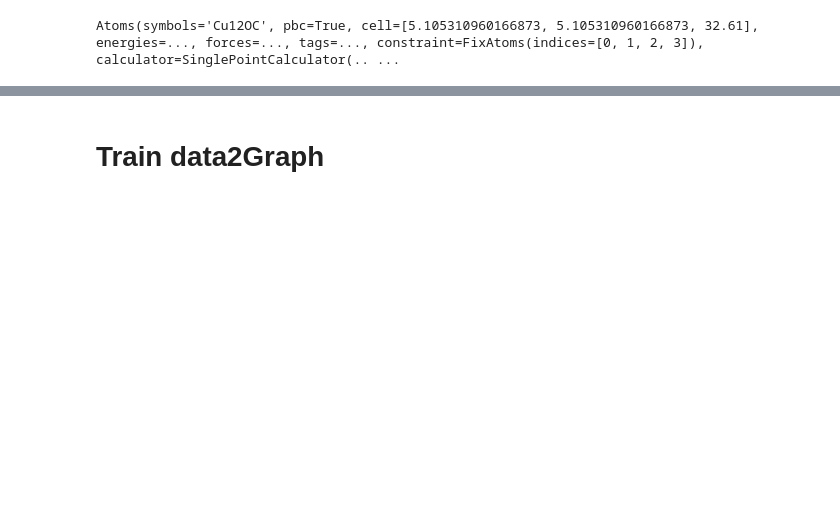
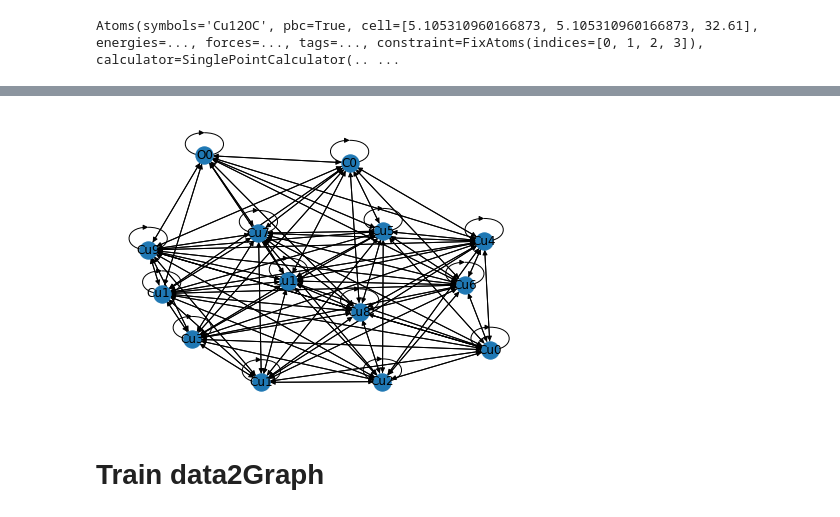
Before and after one commit to Buttermint69/S2EF, a Jupyter notebook: Data_prerprocessing_and_graphvis.ipynb, the cells around one changed output, grey strips where cells are left out. Cells and saved outputs as stored; diff of their text form; code cells hidden in the pictures; blank space fills up the shorter version.

```diff
--- a/Data_prerprocessing_and_graphvis.ipynb
+++ b/Data_prerprocessing_and_graphvis.ipynb
@@ -337,3 +357,8 @@ nx.draw(h, with_labels = True)
+# %%
+h = nx.relabel_nodes(g_, mapping = maps)
+nx.draw(h, with_labels = True)
+# %% [output]
+[figure, added]
 # %% [markdown]
 # Train data2Graph
 # %%
```
Also changed, not shown: parts of 12 cells of this notebook.
